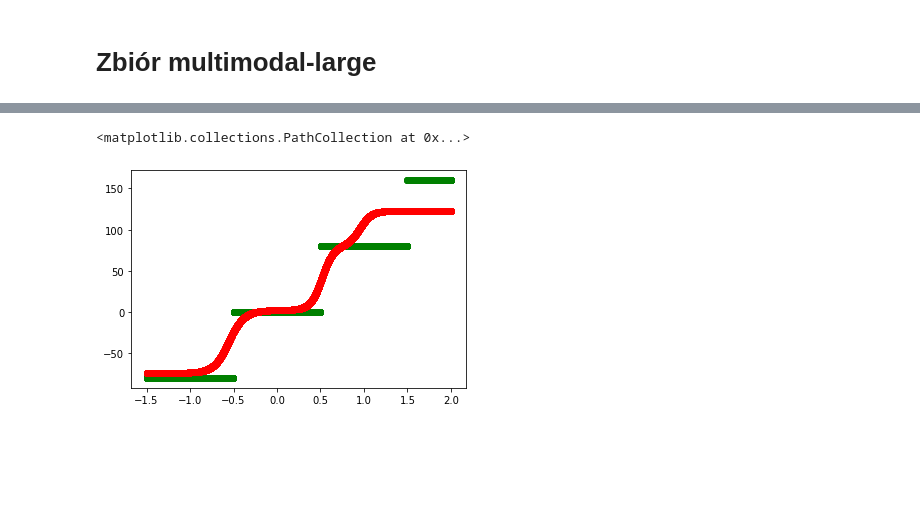
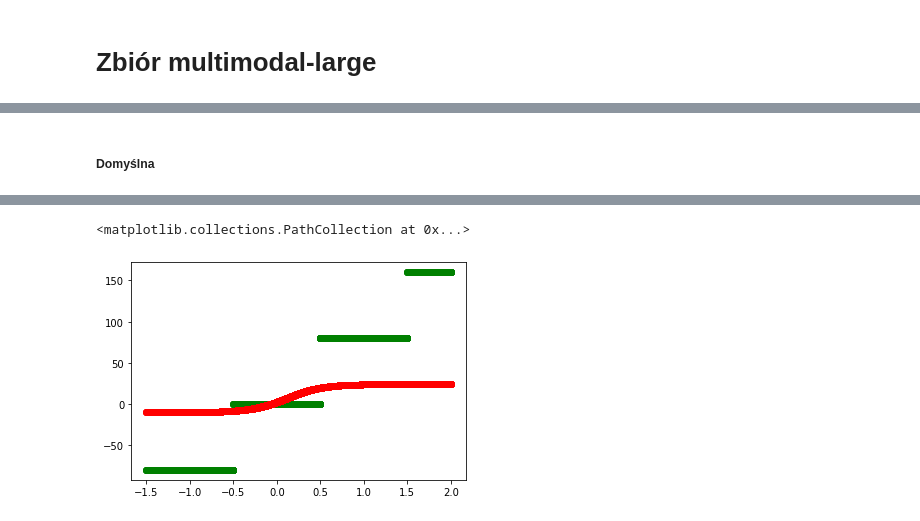
Before and after one commit to niladrem/mioad, a Jupyter notebook: lab03.ipynb, the cells around one changed output, grey strips where cells are left out. Saved outputs shown, nothing was run; the diff lists cells and outputs as text; code cells hidden in the pictures; blank space fills up the shorter version.

```diff
--- a/lab03.ipynb
+++ b/lab03.ipynb
@@ -494,10 +519,12 @@ test_df = pd.read_csv('./mio1/regression/multimodal-large-test.csv', index_col=0
+# %% [markdown]
+##### Domyślna
 # %%
 %%time
 np.random.seed(1111)
-mlp = Network(["sigmoid", "linear"], [1,5,1], gen_type="norm", norm=False) #generowanie z rozkładu normalnego N(0,1)
-mlp.train_network(np.expand_dims(train_df['x'], 1), np.expand_dims(train_df['y'], 1), n_epoch=50, l_rate=1e-1)
+normal_mlp = Network(["sigmoid", "linear"], [1,5,1], gen_type="norm", norm=False) #generowanie z rozkładu normalnego N(0,1)
+_, normal_err = normal_mlp.train_network(np.expand_dims(train_df['x'], 1), np.expand_dims(train_df['y'], 1), n_epoch=50, l_rate=0.1, rmsprop=True)
 
-y_pred = mlp.predict(np.expand_dims(train_df['x'], 1))
+y_pred = normal_mlp.predict(np.expand_dims(train_df['x'], 1))
 y_pred = np.squeeze(y_pred)
 plt.scatter(train_df['x'], train_df['y'], color='green')
 plt.scatter(train_df['x'], y_pred, color='red')
@@ -507,2 +534,2 @@ Wall time: 43.4 s
 <matplotlib.collections.PathCollection at 0x...>
-[figure, old version]
+[figure, new version]
```
Also changed, not shown: parts of 65 cells of this notebook.
